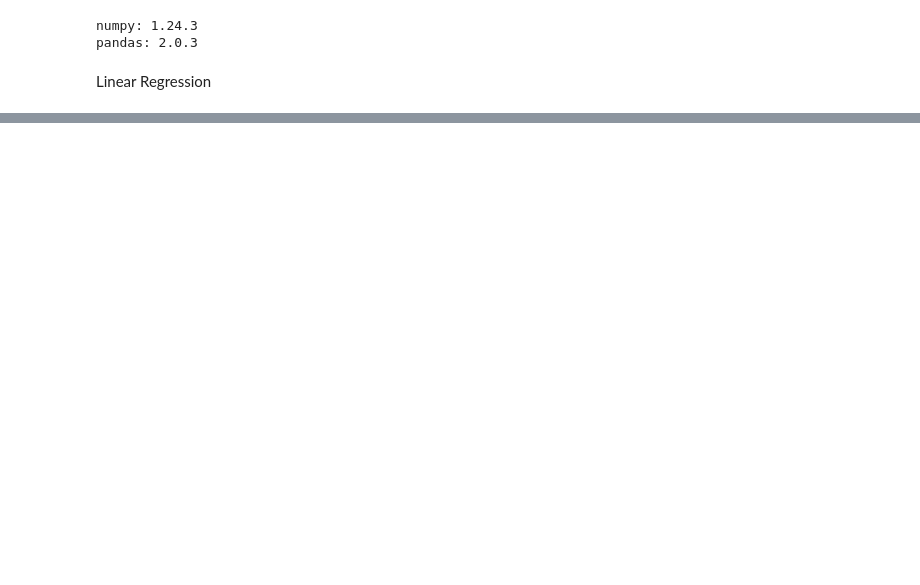
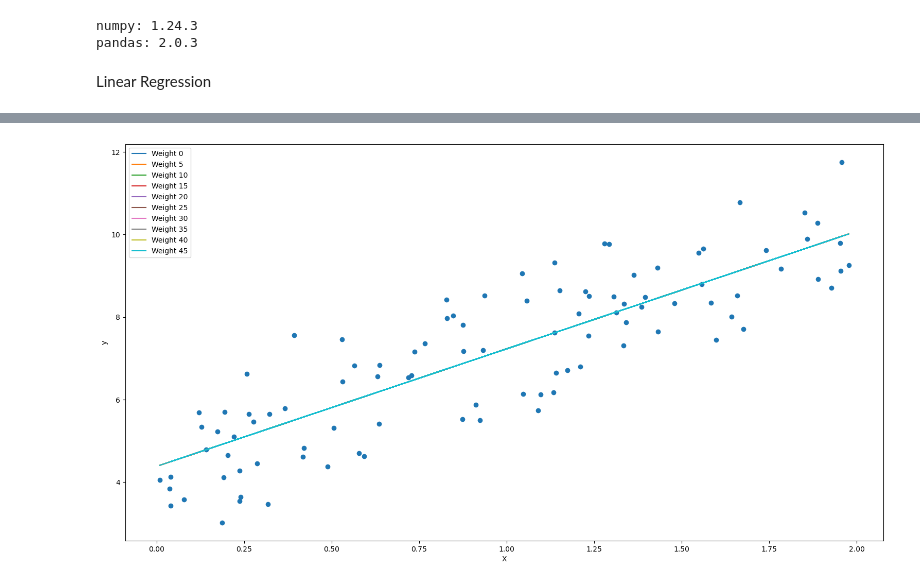
Before and after one commit to affan210/ml-algo, a Jupyter notebook: algo.ipynb, the cells around one changed output, grey strips where cells are left out. Cells and saved outputs as stored; diff of their text form; code cells hidden in the pictures; blank space fills up the shorter version.

Commit message:
Simple Linear Regression Implemented

```diff
--- a/algo.ipynb
+++ b/algo.ipynb
@@ -11,7 +11,8 @@ pandas: 2.0.3
 # %% [markdown]
 Linear Regression
 # %%
-df = pd.read_csv("https://raw.githubusercontent.com/Baakchsu/LinearRegression/master/weight-height.csv")
+dataset = pd.read_csv("https://raw.githubusercontent.com/Baakchsu/LinearRegression/master/weight-height.csv")
+dataset.columns
 # %%
 class LinearRegression:
 
@@ -43,8 +56,9 @@ class LinearRegression:
 
 reg = LinearRegression()
 # %%
+df = dataset.copy().head(500)
 #print(df.drop(['Gender'],axis=1))
 df.drop(['Gender'],inplace=True,axis=1)
 x = (df["Weight"]-df["Weight"].mean())/df["Weight"].std() #standardization of the dataset
 y = (df["Height"]-df["Height"].mean())/df["Height"].std() #standardization of the dataset
-df.shape
+# df.shape
@@ -62,7 +67,10 @@ plt.plot(x[-180:],pred)
 # %%
-plt.figure(figsize=(19, 10))
-plt.scatter(x[-180:],y[-180:])
-for i in list(np.arange(0,50,5)):
-    value = params[2][i]
-    prediction = np.matmul(np.array(x[-180:]).reshape(-1,1),value[0])+value[1]
-    plt.plot(x[-180:],prediction)
+pred = reg.predict(np.array(x))
+plt.scatter(x,y)
+plt.plot(x,pred)
+# plt.figure(figsize=(19, 10))
+# plt.scatter(x[-180:],y[-180:])
+# for i in list(np.arange(0,50,5)):
+#     value = params[2][i]
+#     prediction = np.matmul(np.array(x[-180:]).reshape(-1,1),value[0])+value[1]
+#     plt.plot(x[-180:],prediction)
@@ -70,0 +243,22 @@ for i in list(np.arange(0,50,5)):
+# %%
+# Scatter plot of data
+plt.figure(figsize=(19, 10))
+plt.scatter(X, y)
+
+# Plot predictions for various weights
+for i in list(np.arange(0, 50, 5)):
+    weight = params[0]  # Get the trained weights
+    bias = params[1]    # Get the trained bias
+
+    # Calculate predictions for the given weight and bias
+    prediction = X * weight + bias
+
+    # Plot the predictions
+    plt.plot(X, prediction, label=f'Weight {i}')
+
+plt.xlabel('X')
+plt.ylabel('y')
+plt.legend()
+plt.show()
+# %% [output]
+[figure, added]
```
Also changed, not shown: parts of 7 cells of this notebook, 2 other files.
